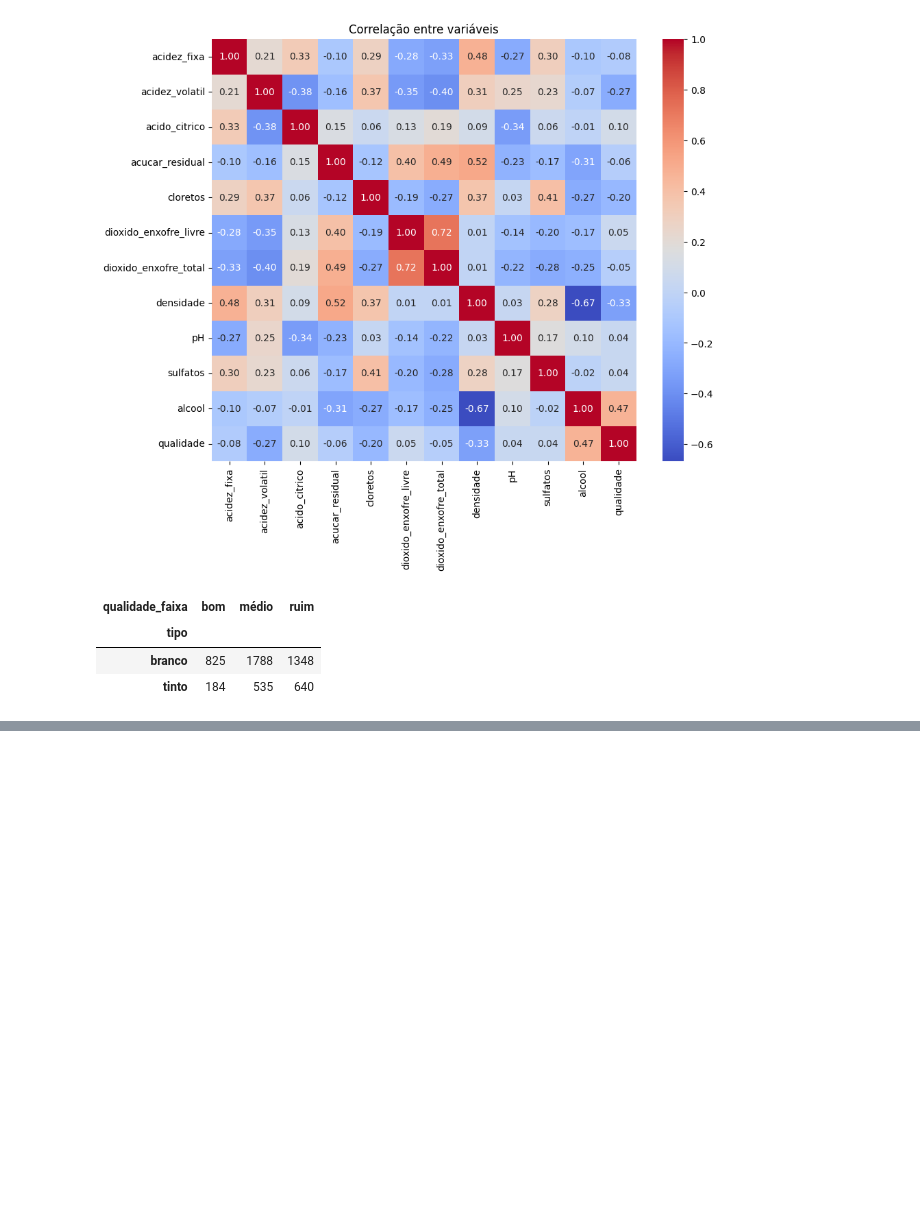
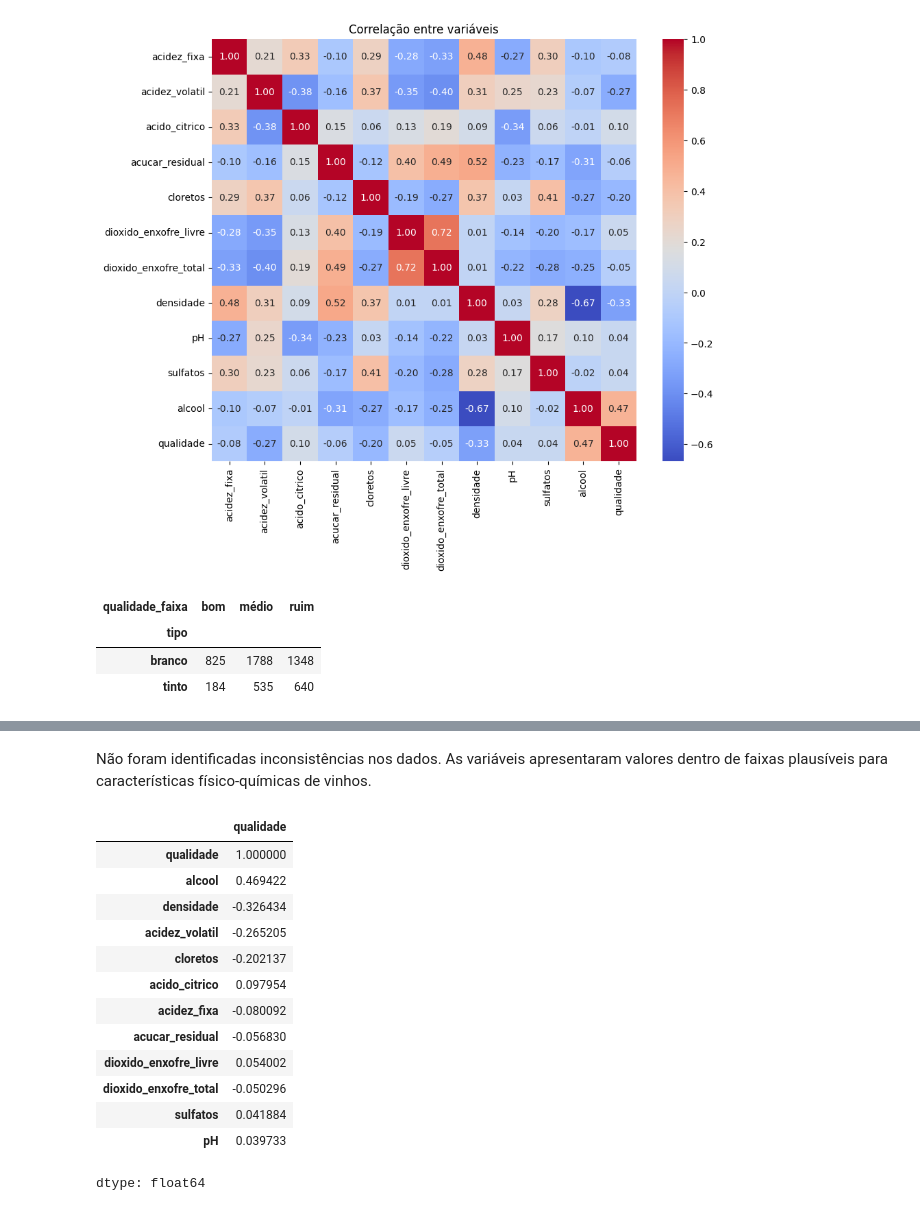
Before and after one commit to LailaBSP/ml-wine-quality-tinto, a Jupyter notebook: Projeto_FIA_Qualidade_de_vinhos.ipynb, the cells around one changed output, grey strips where cells are left out. Drawn from its saved outputs; the diff is of its cells as text; code cells hidden in the pictures; blank space fills up the shorter version.

```diff
--- a/Projeto_FIA_Qualidade_de_vinhos.ipynb
+++ b/Projeto_FIA_Qualidade_de_vinhos.ipynb
@@ -219,0 +313,19 @@ pd.crosstab(df['tipo'], df['qualidade_faixa'])
+# %% [markdown]
+Não foram identificadas inconsistências nos dados. As variáveis apresentaram valores dentro de faixas plausíveis para características físico-químicas de vinhos.
+# %%
+correlacao["qualidade"].sort_values(key=abs, ascending=False)
+# %% [output]
+|  | qualidade |
+| qualidade | 1.000000 |
+| alcool | 0.469422 |
+| densidade | -0.326434 |
+| acidez_volatil | -0.265205 |
+| cloretos | -0.202137 |
+| acido_citrico | 0.097954 |
+| acidez_fixa | -0.080092 |
+| acucar_residual | -0.056830 |
+| dioxido_enxofre_livre | 0.054002 |
+| dioxido_enxofre_total | -0.050296 |
+| sulfatos | 0.041884 |
+| pH | 0.039733 |
+dtype: float64
```
Also changed, not shown: parts of 9 cells of this notebook.
